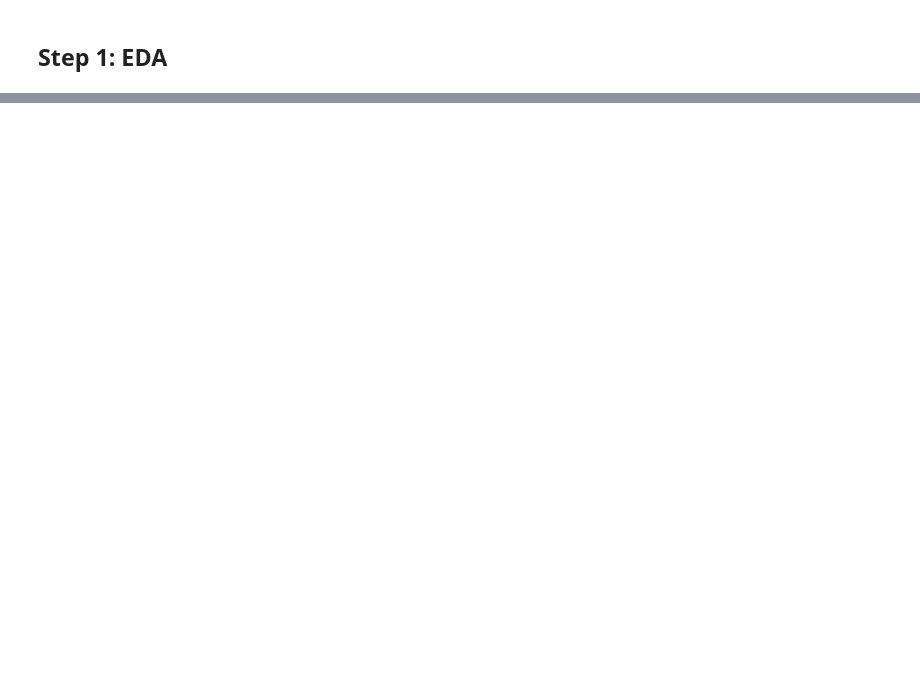
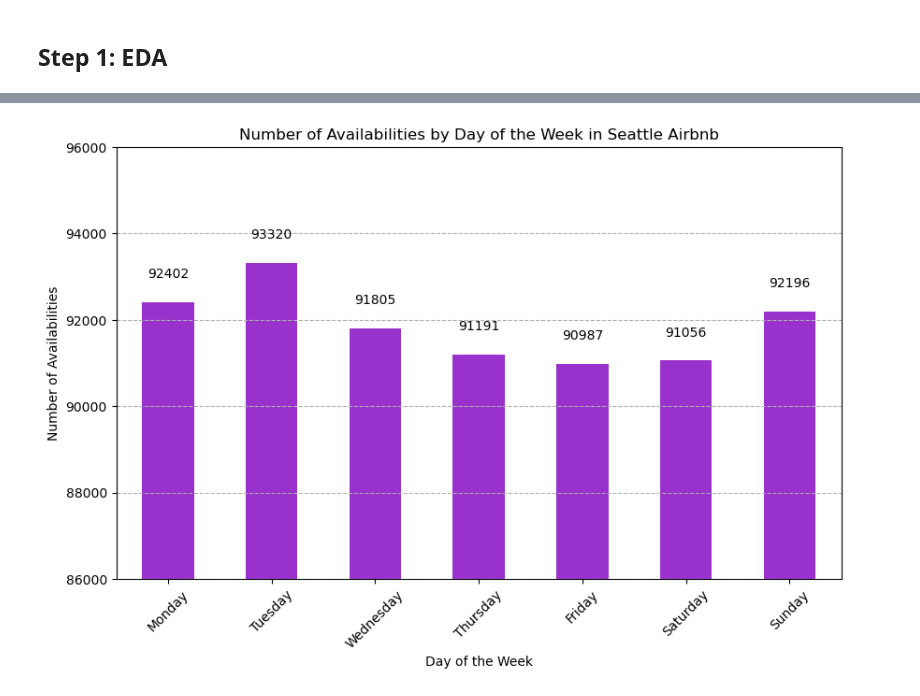
Before and after one commit to Hongyi-Luu/DS_Project-1, a Jupyter notebook: main.ipynb, the cells around one changed output, grey strips where cells are left out. Saved outputs shown, nothing was run; the diff lists cells and outputs as text; code cells hidden in the pictures; blank space fills up the shorter version.

```diff
--- a/main.ipynb
+++ b/main.ipynb
@@ -227,0 +193,7 @@ display(dummy_listings.sample(5))
+# %%
+# Ensure 'price' column is in a consistent numeric format
+merged_Sea_df_v7 = merged_Sea_df_v6.copy()
+
+# Now you can safely modify the DataFrame
+merged_Sea_df_v7['calendar_price'] = merged_Sea_df_v7['calendar_price'].replace('[\$,]', '', regex=True).astype(float)
+merged_Sea_df_v7['listing_price'] = merged_Sea_df_v7['listing_price'].replace('[\$,]', '', regex=True).astype(float)
@@ -227,0 +206,7 @@ display(dummy_listings.sample(5))
+# %%
+df_p1_v1 = merged_Sea_df_v7.copy()
+
+# Add a new column 'day_of_week' to identify the month and day of each row
+df_p1_v1['day_of_week'] = df_p1_v1['date'].dt.day_name()
+
+display(df_p1_v1.sample(5))
@@ -227,0 +220,6 @@ display(dummy_listings.sample(5))
+# %%
+# Clean the dataset
+df_p1_v2 = df_p1_v1.drop(['property_type', 'room_type'], axis=1)
+df_p1_v2 = df_p1_v2[df_p1_v2.available == 't'] # keep only the entries with available == t
+
+display(df_p1_v2.sample(5))
@@ -227,0 +245,24 @@ display(dummy_listings.sample(5))
+# %%
+# Create an ordered Categorical type (ensures the days of the week are in the correct order)
+days_order = ["Monday", "Tuesday", "Wednesday", "Thursday", "Friday", "Saturday", "Sunday"]
+df_p1_v2['day_of_week'] = pd.Categorical(df_p1_v2['day_of_week'], categories=days_order, ordered=True)
+
+# Now, when you calculate value_counts, the result will be in the order of the days of the week
+availability_counts = df_p1_v2['day_of_week'].value_counts().sort_index()
+
+# Plotting
+plt.figure(figsize=(10, 6))
+bars = availability_counts.plot(kind='bar', color='#9932CC')
+plt.title('Number of Availabilities by Day of the Week in Seattle Airbnb')
+plt.xlabel('Day of the Week')
+plt.ylabel('Number of Availabilities')
+plt.xticks(rotation=45)
+plt.grid(axis='y', linestyle='--')
+plt.ylim(86000, 96000) # set y-axis limits
+# Adding the count above each bar
+for bar in bars.patches:
+    plt.text(bar.get_x() + bar.get_width() / 2, bar.get_height() + 500, f'{int(bar.get_height())}',
+             ha='center', va='bottom')
+plt.show()
+# %% [output]
+[figure, added]
```
Also changed, not shown: parts of 70 cells of this notebook.
